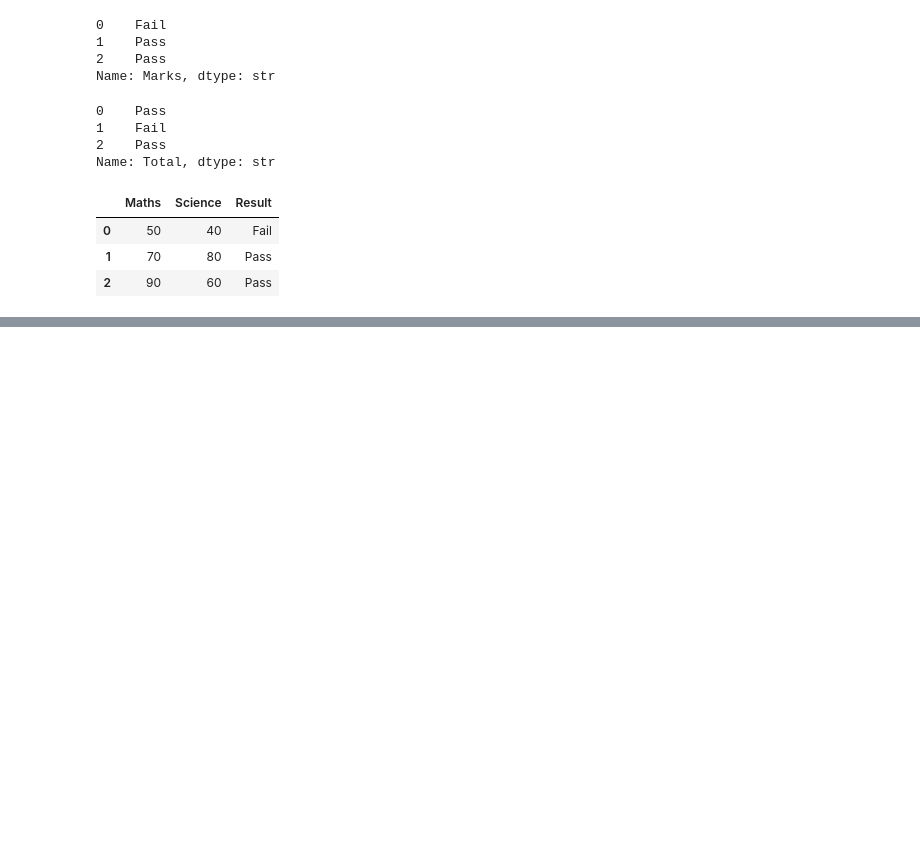
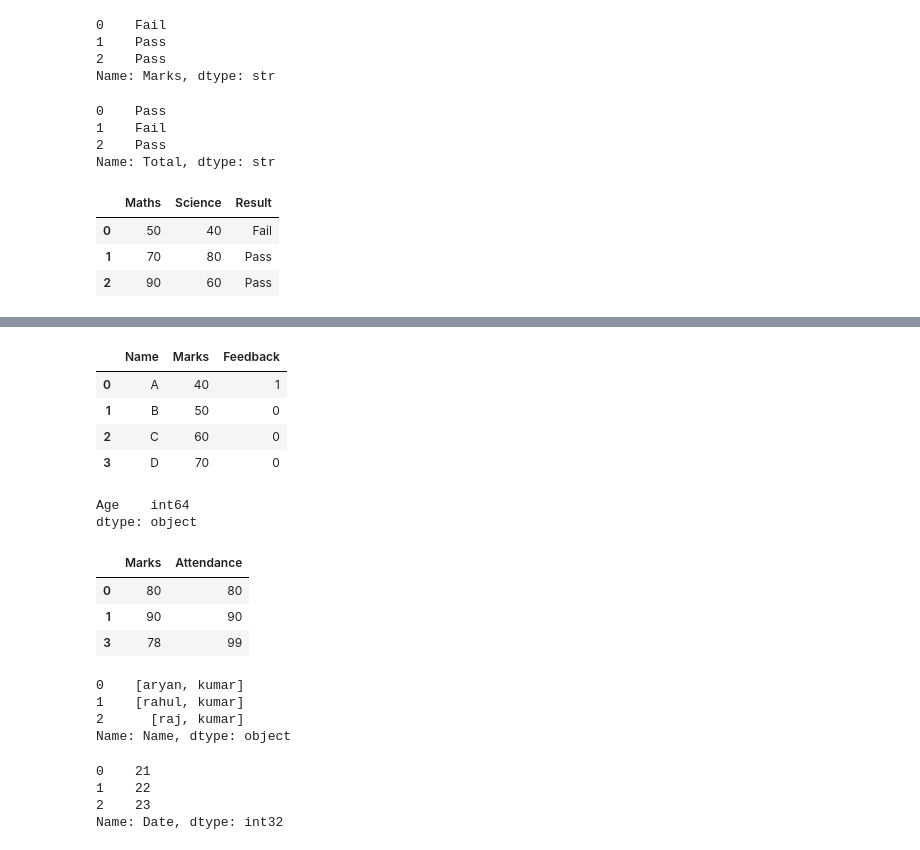
Before and after one commit to aryankumar08-python/python-, a Jupyter notebook: numpy.ipynb, the cells around one changed output, grey strips where cells are left out. Drawn from its saved outputs; the diff is of its cells as text; code cells hidden in the pictures; blank space fills up the shorter version.

```diff
--- a/numpy.ipynb
+++ b/numpy.ipynb
@@ -709,0 +722,69 @@ df=pd.dataFrame({
+# %%
+df=pd.DataFrame({
+    'Name':['A','B','C','D'],
+    'Marks':[40,50,60,70],
+    'Feedback':['Good','Bad','Bad','Bad'] #we use replace bcz it doesnt change the data if dont have the replacing data for the same
+})
+df.replace({
+    'Good':1,
+    'Bad':0
+})
+# %% [output]
+|  | Name | Marks | Feedback |
+| 0 | A | 40 | 1 |
+| 1 | B | 50 | 0 |
+| 2 | C | 60 | 0 |
+| 3 | D | 70 | 0 |
+# %%
+df=pd.DataFrame({
+    'Age':['20','25','30'] ##data looks like number but is really integer, so we use astype(int) to convert it into a integer
+})
+df['Age']=df['Age'].astype(int)
+df.dtypes
+# %% [output]
+Age    int64
+dtype: object
+# %%
+df=pd.DataFrame({
+    'Marks':[80,90,90,78],
+    'Attendance':[80,90,89,99]
+})
+df.query(
+    'Marks >85 and Attendance >85'
+)
+df.duplicated(subset=['Marks']) #subset feature is used to focus on the column or subset u need to focus on
+df.drop_duplicates(subset=['Marks'])
+# %% [output]
+|  | Marks | Attendance |
+| 0 | 80 | 80 |
+| 1 | 90 | 90 |
+| 3 | 78 | 99 |
+# %%
+df=pd.DataFrame({
+    'Name':['aryan kumar','rahul singhania','raj kumar']
+})
+df['Name'].str.upper()
+df['Name'].str.lower()
+df['Name'].str.contains('kumar')
+df['Name']=df['Name'].str.replace('singhania','kumar')
+df['Name'].str.contains('kumar')
+firstName=df['Name'].str.split(' ')
+firstName
+# %% [output]
+0    [aryan, kumar]
+1    [rahul, kumar]
+2      [raj, kumar]
+Name: Name, dtype: object
+# %%
+df=pd.DataFrame({
+    'Date':['2026-06-21','2026-06-22','2026-06-23']
+})
+df['Date']=pd.to_datetime(df['Date'])
+df['Date'].dt.year
+df['Date'].dt.month
+df['Date'].dt.day
+# %% [output]
+0    21
+1    22
+2    23
+Name: Date, dtype: int32
```
Also changed, not shown: parts of 1 cell of this notebook.
